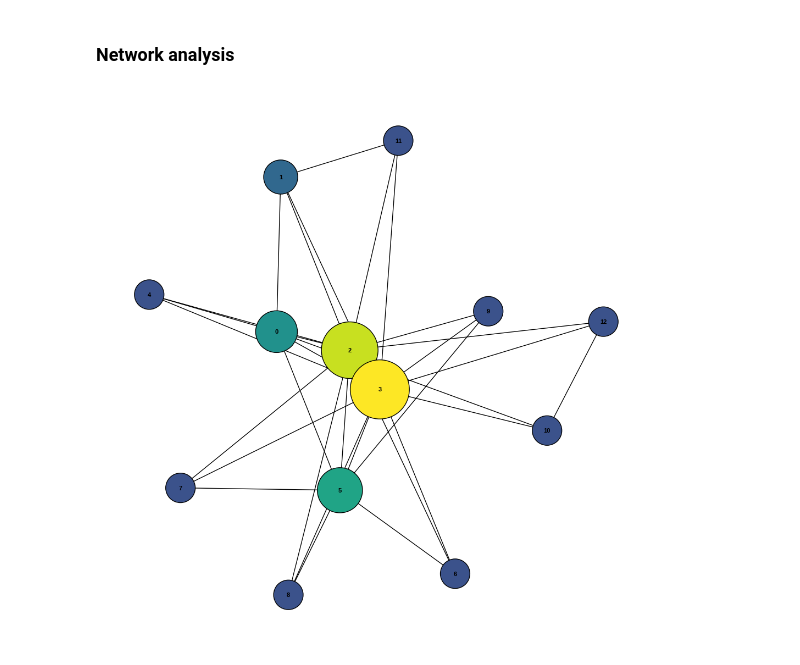
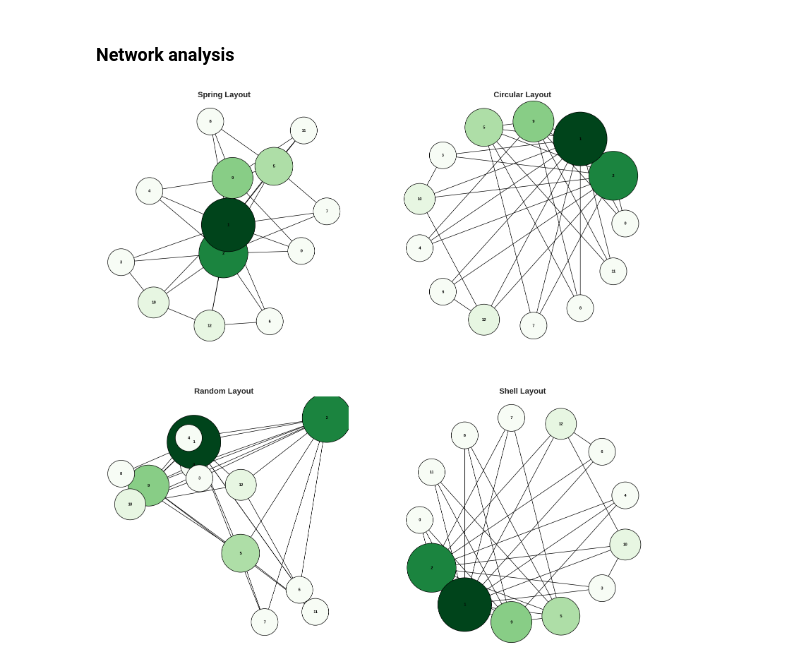
Before and after one commit to Geunhyeong-Han/shs-literature-text-mining, a Jupyter notebook: main.ipynb, the cells around one changed output. Drawn from its saved outputs; the diff is of its cells as text; code cells hidden in the pictures.

```diff
--- a/main.ipynb
+++ b/main.ipynb
@@ -538,24 +547,19 @@ Name: cluster, Length: 100, dtype: int64
 # %%
-x = [j for j in range(0, 11)]
+x = list(range(0, 11))
 counts = [len([k for k, v in keyword_frequency.items() if (v >= i) & (v<i+1)]) for i in x]
 
-# 스타일 설정
-sns.set_style("whitegrid")
+palette = ["#8fd9b6" if i < 9 else "#ff9999" for i in x]
 
-# 컬러 팔레트 설정
-palette = sns.cubehelix_palette(len(x), start=2, rot=0, dark=0.2, light=.8, reverse=True)
-
-# 바 차트 그리기
 barplot = sns.barplot(x=x, y=counts, palette=palette)
 
-# 레이블 추가
 for idx, val in enumerate(counts):
-    barplot.text(idx, val+0.5, val, ha='center', va='center') # 타이틀과 레이블 설정
+    barplot.text(idx, val+0.5, val, ha='center', va='center')
 
-plt.title('Frequency of Keywords Selected as Type & Type3', fontsize=12)
-plt.xlabel('Frequency', fontsize=12)
+plt.title('Result of Gaussian mixture model (1)', fontsize=12)
+plt.xlabel('Number of times belonging to the removal cluster', fontsize=12)
 plt.ylabel('Number of Keywords', fontsize=12)
 
-# 플롯 출력
+sns.despine(left=True, bottom=True)
+
 plt.show()
 # %% [output]
@@ -961,43 +937,50 @@ draw_adjacency_matrix(G, partitions=partitions, colors=colors)
 # %% [markdown]
 ### Network analysis
 # %%
-from operator import itemgetter
-import matplotlib.cm as cm
+## 필요한 라이브러리 임포트
 import matplotlib.pyplot as plt
+import networkx as nx
+import numpy as np
+from sklearn.metrics.pairwise import cosine_similarity
 
-# 클러스터의 중심점 계산
-centroids = [np.median(tfidf_matrix[clustering.labels_ == i].toarray(), axis=0) for i in range(n_clusters)]
+## 클러스터 중심점 계산
+centroids = np.array([np.mean(tfidf_matrix[clustering.labels_ == i].toarray(), axis=0) for i in range(n_clusters)])
 
-# 클러스터간 유사도 계산
+## 클러스터 간 유사도 계산
 similarity_matrix = cosine_similarity(centroids)
 
-# 각 클러스터에서 가장 유사한 3개의 클러스터를 찾기
-top_clusters = {i: [idx for idx, _ in sorted(list(enumerate(similarity_matrix[i])), key=itemgetter(1), reverse=True)[1:4]] for i in range(n_clusters)}
+## 각 클러스터에서 가장 유사한 3개의 클러스터 찾기
+top_clusters = {i: sorted(range(len(similarity_matrix[i])), key=similarity_matrix[i].__getitem__, reverse=True)[1:4] for i in range(n_clusters)}
 
-# 그래프 생성
+## 그래프 생성
 G = nx.Graph()
-[G.add_edge(cluster, neighbor) for cluster, neighbors in top_clusters.items() for neighbor in neighbors]
+for cluster, neighbors in top_clusters.items():
+    for neighbor in neighbors:
+        G.add_edge(cluster, neighbor)
 
-# 노드 크기 설정 (노드의 차수에 비례)
-sizes = [G.degree(node) * 500 for node in G]
+## 그래프 그리기
+fig, axs = plt.subplots(2, 2, figsize=(20,20))
 
-# 노드 중요성 계산 (degree로 가정)
+## 노드 크기 설정 (노드의 차수에 비례하되, 전체적으로 크기를 키움)
+sizes = [G.degree(node) * 1000 for node in G]  # 노드 크기를 기존보다 더 크게 조절
+
+## 노드 중요성 계산 (degree로 가정)
 importance = [G.degree(node) for node in G]
 
-# 노드 색상 설정 (중요성에 따른 색상 조절)
-node_colors = plt.cm.viridis(np.array(importance) / max(importance))
+## 노드 색상 설정 (중요성에 따른 색상 조절, 중요도가 클수록 색상이 진해짐)
+cmap = cm.get_cmap('Greens', max(importance)-min(importance)+1) # 컬러맵을 'Blues'로 설정
+node_colors = [cmap(i-min(importance)) for i in importance]
 
-# 그래프 그리기
-plt.figure(figsize=(10,10))  # 그래프 크기 설정
-nx.draw(G, with_labels=True, node_size=sizes, node_color=node_colors, edgecolors='black', font_size=8, font_weight='bold')
+## 그래프 레이아웃 설정 및 그래프 그리기
+layouts = [nx.spring_layout, nx.circular_layout, nx.random_layout, nx.shell_layout]
+titles = ['Spring Layout', 'Circular Layout', 'Random Layout', 'Shell Layout']
 
-# 라벨 볼드체로 설정
-for label in plt.gca().get_xticklabels():
-    label.set_fontweight('bold')
-for label in plt.gca().get_yticklabels():
-    label.set_fontweight('bold')
+for i, ax in enumerate(axs.flatten()):
+    pos = layouts[i](G)
+    nx.draw(G, pos, with_labels=True, node_size=sizes, node_color=node_colors, edgecolors='black', font_size=8, font_weight='bold', ax=ax)
+    ax.set_title(titles[i], fontsize=16, fontweight='bold')
 
-# 그래프 출력
+## 그래프 출력
 plt.show()
 # %% [output]
-[figure, old version]
+[figure, new version]
```
Also changed, not shown: parts of 43 cells of this notebook.
